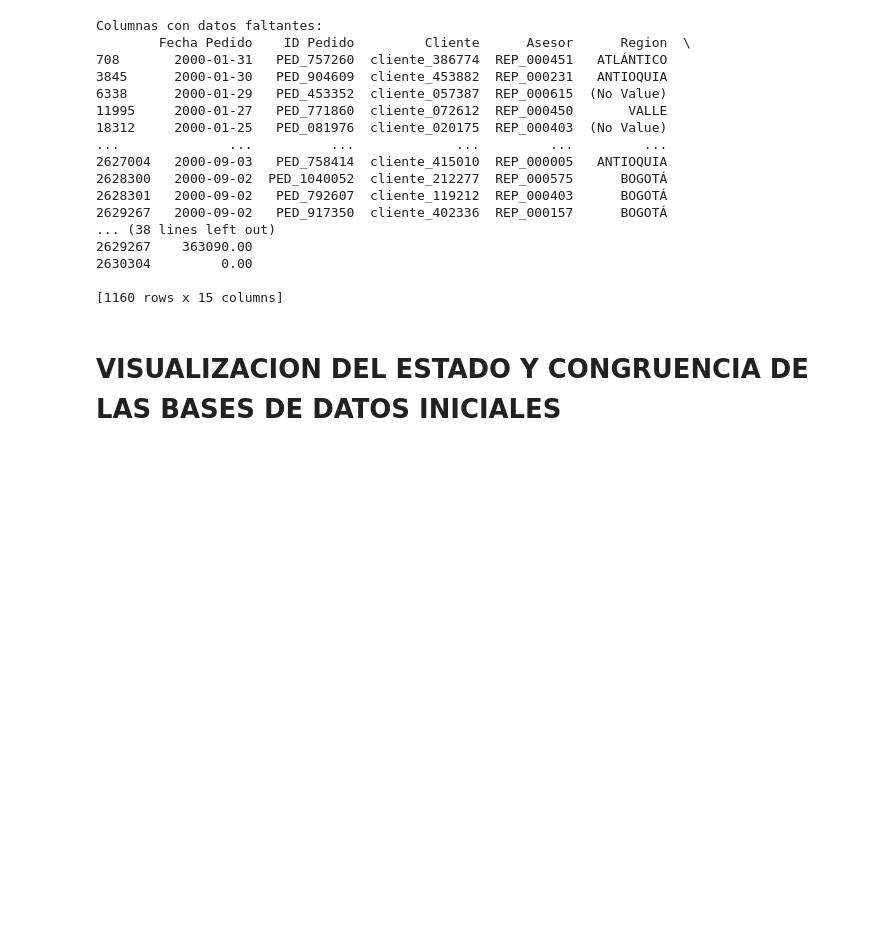
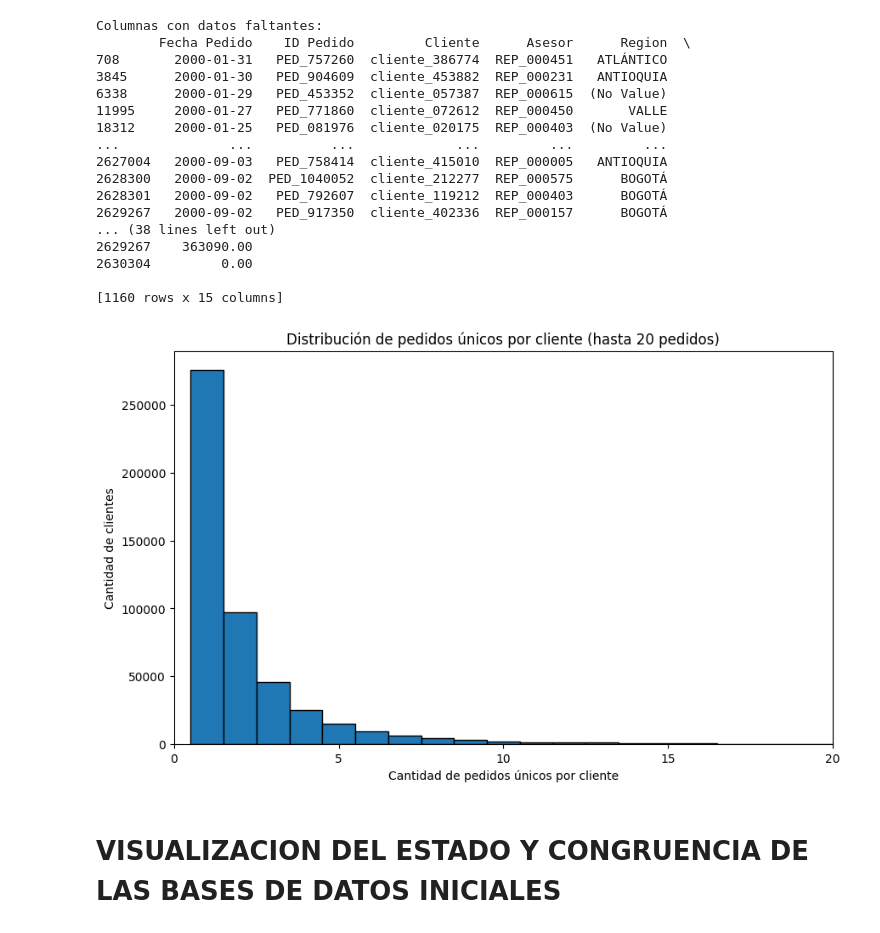
Before and after one commit to Bus2007/Reto-Corona-2026, a Jupyter notebook: src/preprocessing.ipynb, the cells around one changed output. Drawn from its saved outputs; the diff is of its cells as text; code cells hidden in the pictures; blank space fills up the shorter version.

```diff
--- a/src/preprocessing.ipynb
+++ b/src/preprocessing.ipynb
@@ -126,6 +126,22 @@ Columnas con datos faltantes:
 2630304         0.00
 
 [1160 rows x 15 columns]
+# %%
+import matplotlib.pyplot as plt
+
+pedidos_por_cliente = (df_base_transaccional.groupby("Cliente")["ID Pedido"].nunique())
+
+plt.figure(figsize=(10, 6))
+plt.hist(pedidos_por_cliente, bins=range(1, 21), edgecolor="black", align="left")
+plt.xlim(0, 20)
+plt.xlabel("Cantidad de pedidos únicos por cliente")
+plt.ylabel("Cantidad de clientes")
+plt.title("Distribución de pedidos únicos por cliente (hasta 20 pedidos)")
+
+plt.xticks(range(0, 21, 5))
+plt.show()
+# %% [output]
+[figure, added]
 # %% [markdown]
 # VISUALIZACION DEL ESTADO Y CONGRUENCIA DE LAS BASES DE DATOS INICIALES
 # %%
```
Also changed, not shown: parts of 5 cells of this notebook, 2 other files.
